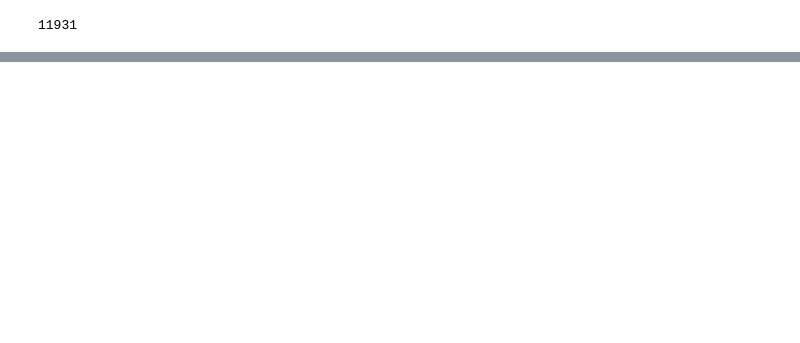
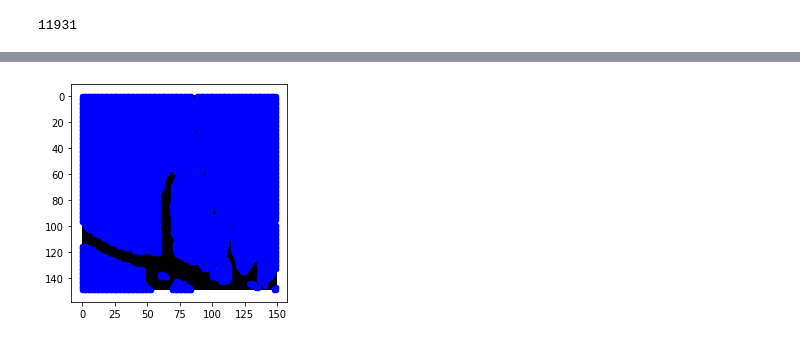
Before and after one commit to Andrew-Pynch/neuralink-bot, a Jupyter notebook: RL/Vessel_Collisions.ipynb, the cells around one changed output, grey strips where cells are left out. Drawn from its saved outputs; the diff is of its cells as text; code cells hidden in the pictures; blank space fills up the shorter version.

```diff
--- a/RL/Vessel_Collisions.ipynb
+++ b/RL/Vessel_Collisions.ipynb
@@ -47,7 +48,9 @@ right_squares =order_files_by_date(
 # %%
 def get_example(image_files, index):
     img = cv2.imread(image_files[index])
-    print(f"Shape: {img.shape}, Size: {img.size}")
+    img[vessel_img > 150] = 255
+    img[vessel_img < 150] = 0
+    print(f"Shape: {img.shape}, Size: {img.size}, Unique: {np.unique(img)}")
     return img
 # %%
 vessel_img = get_example(left_squares, 0)
@@ -58,7 +61,7 @@ def euc_dist(p1, p2):
     return  math.sqrt( ((p1[0]-p2[0])**2)+((p1[1]-p2[1])**2) )
 # %%
 def black_pixel_bool(vessel_img, i, j):
-    if img[i][j][0] == 255 and img[i][j][1] == 255 and img[i][j][2] == 255:
+    if vessel_img[i][j][0] == 255 and vessel_img[i][j][1] == 255 and vessel_img[i][j][2] == 255:
         return True
     else:
         return False
@@ -82,0 +137,15 @@ print(np.argmin(distances))
+# %%
+implot = plt.imshow(vessel_img)
+
+# put a red dot, size 40, at 2 locations:
+plt.scatter(x=[140], y=[20], c='r', s=40)
+for i in range(len(vessel_img)):
+    for j in range(len(vessel_img)):
+        if black_pixel_bool(vessel_img, i , j) == True:
+            plt.scatter(x=[j], y=[i], c='b', s=20)
+# for val in distances_2.values():
+#     plt.scatter(x=[val[0]], y=[val[1]], c='b', s=40)
+
+plt.show()
+# %% [output]
+[figure, added]
```
Also changed, not shown: parts of 5 cells of this notebook.
